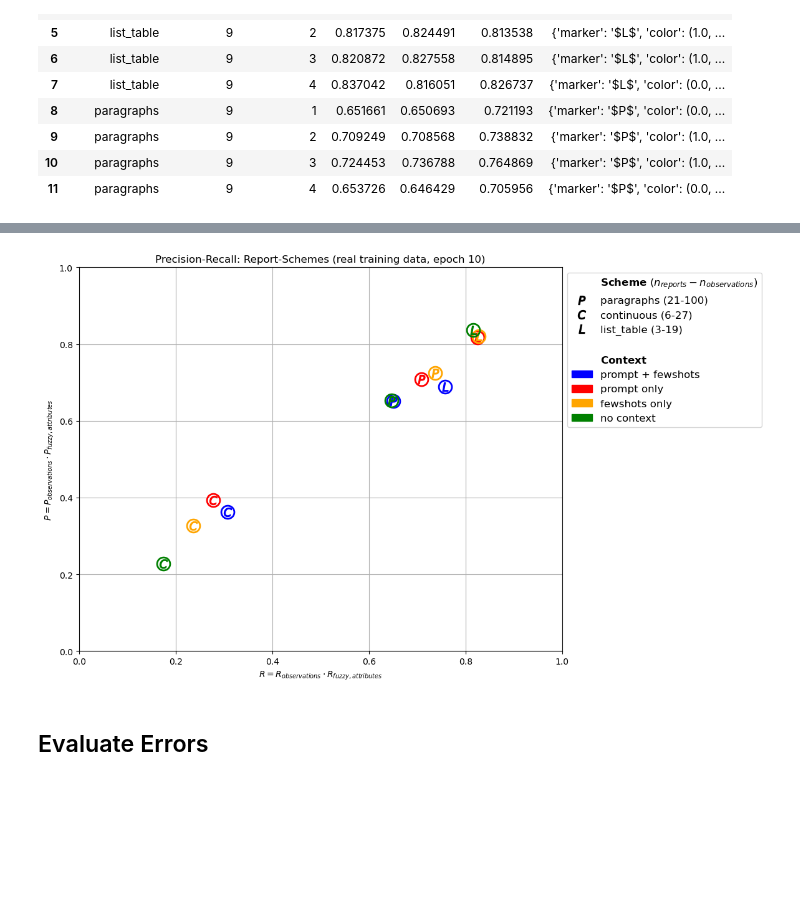
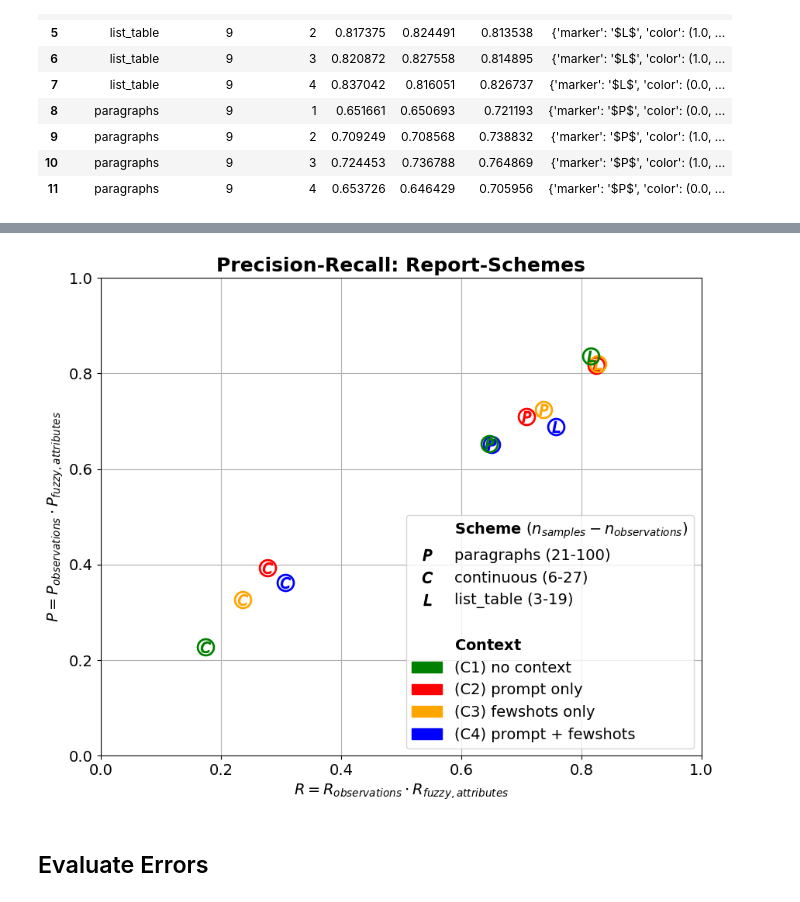
Before and after one commit to fee1ix/beesup_extraction_lab, a Jupyter notebook: setup_notebook.ipynb, the cells around one changed output, grey strips where cells are left out. Drawn from its saved outputs; the diff is of its cells as text; code cells hidden in the pictures; blank space fills up the shorter version.

```diff
--- a/setup_notebook.ipynb
+++ b/setup_notebook.ipynb
@@ -426,7 +426,7 @@ def get_report_scheme(strat):
 
 llama_tokenizer=LanguageModelPipeline(2).get_inference_tokenizer()
 
-dataset_df=BaseDataset(9).dataset_df
+dataset_df=BaseDataset(9).df
 dataset_df['n_chars']=dataset_df['report_passage'].apply(lambda x: len(x))
 dataset_df['n_tokns']=dataset_df['report_passage'].apply(lambda x: len(llama_tokenizer(x)['input_ids']))
 dataset_df['n_tokns_1e-2']=dataset_df['n_tokns'].apply(lambda x: x//100)
@@ -1971,6 +1972,9 @@ import matplotlib.pyplot as plt
 import matplotlib.colors as mcolors
 from matplotlib.patches import Patch
 from adjustText import adjust_text
+
+TITLE_FONTSIZE=18
+AX_FONTSIZE=14
 
 plt.figure(figsize=(10, 8))
 
@@ -1992,39 +1996,51 @@ for marker, scheme in zip(['$P$','$C$','$L$'],['paragraphs','continuous','list_t
 
     handles.append(mlines.Line2D([],[], linestyle='none', marker=marker, markersize=10, color=mcolors.to_rgb('black'), label=label))
 
 # handles.append(mlines.Line2D([],[], linestyle='none', marker='$P$', markersize=10, color=mcolors.to_rgb('black'), label='paragraphs'))
 # handles.append(mlines.Line2D([],[], linestyle='none', marker='$C$', markersize=10, color=mcolors.to_rgb('black'), label='continuous'))
 # handles.append(mlines.Line2D([],[], linestyle='none', marker='$L$', markersize=10, color=mcolors.to_rgb('black'), label='list-table'))
 
 handles.append(mlines.Line2D([],[], linestyle='none'))
 handles.append(Patch(color=mcolors.to_rgb('white'), label=r"$\bf{"+'Context'+r"}$"))
 handles.append(Patch(color=mcolors.to_rgb('green'), label='(C1) no context'))
 handles.append(Patch(color=mcolors.to_rgb('red'), label='(C2) prompt only'))
 handles.append(Patch(color=mcolors.to_rgb('orange'), label='(C3) fewshots only'))
 handles.append(Patch(color=mcolors.to_rgb('blue'), label='(C4) prompt + fewshots'))
 
 
 # handles.append(mlines.Line2D([],[], linestyle='none'))
 # handles.append(Patch(color=mcolors.to_rgb('white'), label=r"$\bf{"+'Traindata'+r"}$"))
 # handles.append(mlines.Line2D([],[], linestyle='none', marker='o', markersize=10, markerfacecolor='none', markeredgecolor=mcolors.to_rgb('black'), label='real only'))
 # handles.append(mlines.Line2D([],[], linestyle='none', marker='s', markersize=10, markerfacecolor='none', markeredgecolor=mcolors.to_rgb('black'), label='synth only'))
 # handles.append(mlines.Line2D([],[], linestyle='none', marker='D', markersize=10, markerfacecolor='none', markeredgecolor=mcolors.to_rgb('black'), label='synth + real'))
 
+plt.legend(
+    handles=handles,
+    # loc='center left',
+    # bbox_to_anchor=(1.0, 0.25),
+    loc ='lower right',
+    ncol=1,
+    fontsize=AX_FONTSIZE
+    )
 
-plt.legend(handles=handles, loc='upper left', bbox_to_anchor=(1, 1.0,0.0,0.0), ncol=1, fontsize=12)
-plt.title('Precision-Recall: Report-Schemes (real training data, epoch 10)')
+plt.title('Precision-Recall: Report-Schemes',fontweight='bold', fontsize=TITLE_FONTSIZE)
+#plt.title('(real training data, epoch 10)',fontsize=TITLE_FONTSIZE)
 #plt.xlabel('Recall [obs:R * attr:R]')
-plt.xlabel(r"$\mathit{R = R_{observations} \cdot R_{fuzzy, attributes}}$")
+plt.xlabel(r"$\mathit{R = R_{observations} \cdot R_{fuzzy, attributes}}$", fontsize=AX_FONTSIZE)
+
+plt.xticks(fontsize=AX_FONTSIZE)
+plt.yticks(fontsize=AX_FONTSIZE)
 
 plt.xlim(0,1)
 #plt.ylabel('Precision [obs:P * attr:P]')
-plt.ylabel(r"$\mathit{P = P_{observations} \cdot P_{fuzzy, attributes}}$")
+plt.ylabel(r"$\mathit{P = P_{observations} \cdot P_{fuzzy, attributes}}$", fontsize=AX_FONTSIZE)
 plt.ylim(0,1)
 plt.grid()
-plt.savefig("pr_schemes.png")
+
+plt.savefig("figs/pr_schemes.png", dpi=300, bbox_inches="tight")
 plt.show()
 # %% [output]
-[figure, old version]
+[figure, new version]
 # %% [markdown]
 ## Evaluate Errors
 # %%
```
Also changed, not shown: parts of 14 cells of this notebook.
